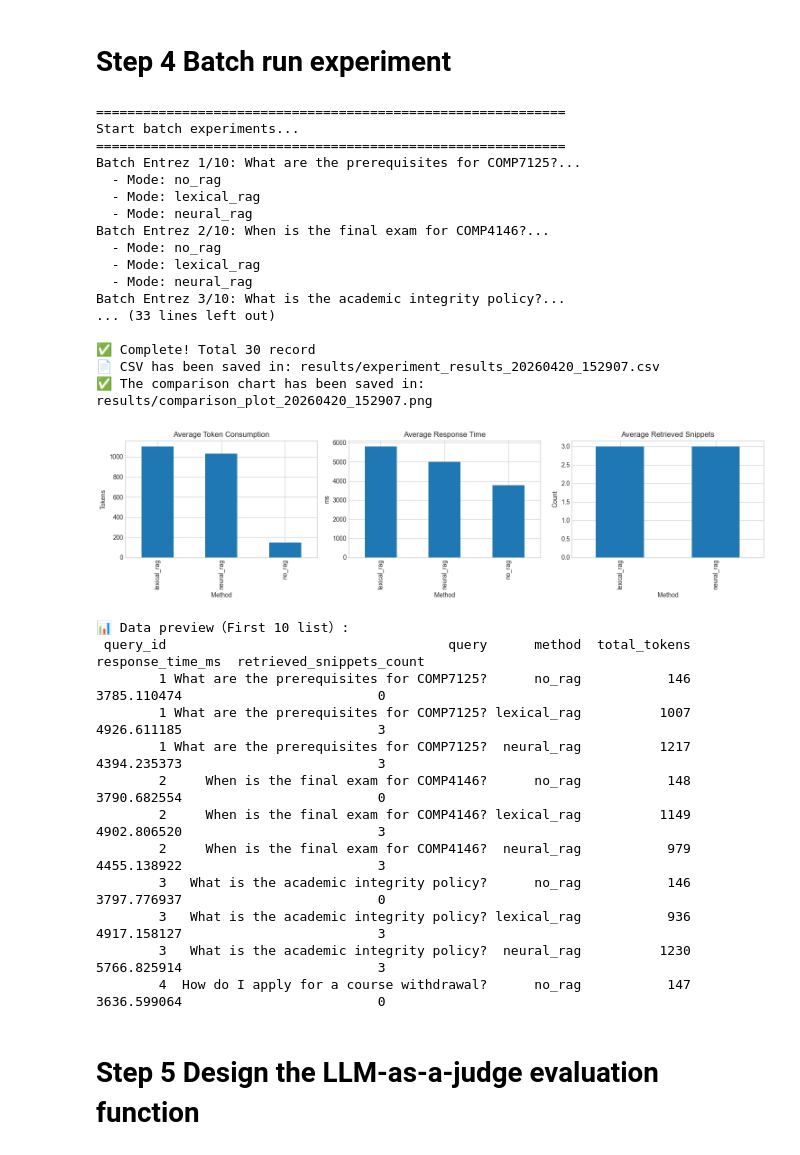
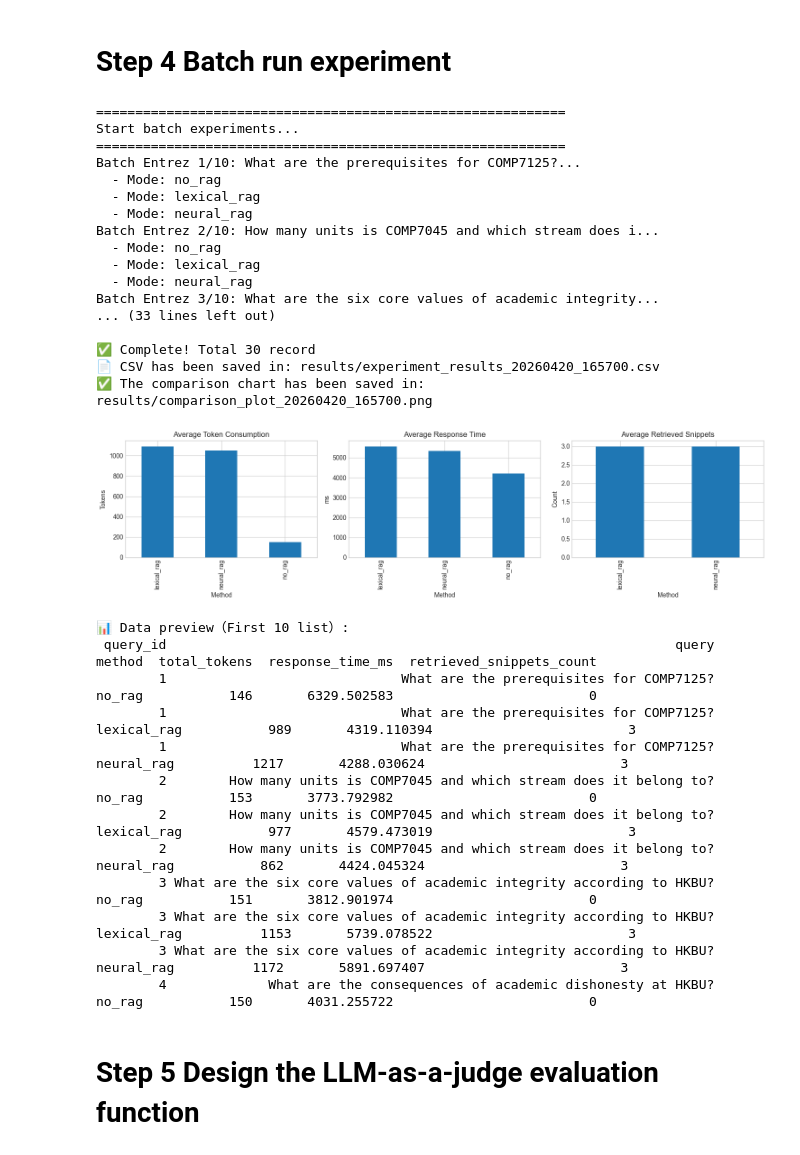
Before and after one commit to 1996LimingWei/comp7125_group_proj, a Jupyter notebook: module6_evaluation/Module 6 Evaluation & Analysis.ipynb, the cells around one changed output. Drawn from its saved outputs; the diff is of its cells as text; code cells hidden in the pictures.

Commit message:
Add files via upload
Update the test questions in module 6 to make the scoring more meaningful

```diff
--- a/module6_evaluation/Module 6 Evaluation & Analysis.ipynb
+++ b/module6_evaluation/Module 6 Evaluation & Analysis.ipynb
@@ -542,17 +555,18 @@ def plot_comparison(results_df, save_path=None):
 # ============================================
 
 # 定义测试查询（10个）
+# Step 2: Define the test query set
 test_queries = [
     "What are the prerequisites for COMP7125?",
-    "When is the final exam for COMP4146?",
-    "What is the academic integrity policy?",
-    "How do I apply for a course withdrawal?",
-    "How many credits are required for graduation?",
-    "What electives are recommended for AI concentration?",
-    "Where is the main library?",
-    "What student services are available?",
-    "How can I improve my GPA?",
-    "What should I do if I fail a course?"
+    "How many units is COMP7045 and which stream does it belong to?",
+    "What are the six core values of academic integrity according to HKBU?",
+    "What are the consequences of academic dishonesty at HKBU?",
+    "How many total credits are required to complete the MSc in Data Analytics and Artificial Intelligence?",
+    "What is the purpose of Academic Advising for new students?",
+    "What services does the Career Centre (CC) provide to students?",
+    "What are the three required University Life Orientation Workshops (UOW) for new students?",
+    "What are the six Graduate Attributes that HKBU taught postgraduate graduates should achieve?",
+    "What is the tuition fee for the MSc in Data Analytics and Artificial Intelligence for non-local students?"
 ]
 
 # 定义运行的模式（三种模式）
@@ -578,50 +592,50 @@ results_df = run_full_experiment(
 os.makedirs("results", exist_ok=True)
 
 # 保存 CSV
 csv_filename = f"results/experiment_results_{timestamp}.csv"
 results_df.to_csv(csv_filename, index=False)
 print(f"\n✅ Complete! Total {len(results_df)} record")
 print(f"📄 CSV has been saved in: {csv_filename}")
 
 # 保存对比图
 png_filename = f"results/comparison_plot_{timestamp}.png"
 plot_comparison(results_df, save_path=png_filename)
 
 # 显示预览
 print("\n📊 Data preview（First 10 list）:")
 key_cols = ["query_id", "query", "method", "total_tokens", "response_time_ms", "retrieved_snippets_count"]
 print(results_df[key_cols].head(10).to_string(index=False))
 # %% [output]
 ============================================================
 Start batch experiments...
 ============================================================
 Batch Entrez 1/10: What are the prerequisites for COMP7125?...
   - Mode: no_rag
   - Mode: lexical_rag
   - Mode: neural_rag
-Batch Entrez 2/10: When is the final exam for COMP4146?...
+Batch Entrez 2/10: How many units is COMP7045 and which stream does i...
   - Mode: no_rag
   - Mode: lexical_rag
   - Mode: neural_rag
-Batch Entrez 3/10: What is the academic integrity policy?...
+Batch Entrez 3/10: What are the six core values of academic integrity...
 ... (33 lines left out)
 
 ✅ Complete! Total 30 record
-📄 CSV has been saved in: results/experiment_results_20260420_152907.csv
-✅ The comparison chart has been saved in: results/comparison_plot_20260420_152907.png
+📄 CSV has been saved in: results/experiment_results_20260420_165700.csv
+✅ The comparison chart has been saved in: results/comparison_plot_20260420_165700.png
-[figure, old version]
+[figure, new version]
 📊 Data preview（First 10 list）:
- query_id                                    query      method  total_tokens  response_time_ms  retrieved_snippets_count
-        1 What are the prerequisites for COMP7125?      no_rag           146       3785.110474                         0
-        1 What are the prerequisites for COMP7125? lexical_rag          1007       4926.611185                         3
-        1 What are the prerequisites for COMP7125?  neural_rag          1217       4394.235373                         3
-        2     When is the final exam for COMP4146?      no_rag           148       3790.682554                         0
-        2     When is the final exam for COMP4146? lexical_rag          1149       4902.806520                         3
-        2     When is the final exam for COMP4146?  neural_rag           979       4455.138922                         3
-        3   What is the academic integrity policy?      no_rag           146       3797.776937                         0
-        3   What is the academic integrity policy? lexical_rag           936       4917.158127                         3
-        3   What is the academic integrity policy?  neural_rag          1230       5766.825914                         3
-        4  How do I apply for a course withdrawal?      no_rag           147       3636.599064                         0
+ query_id                                                                 query      method  total_tokens  response_time_ms  retrieved_snippets_count
+        1                              What are the prerequisites for COMP7125?      no_rag           146       6329.502583                         0
+        1                              What are the prerequisites for COMP7125? lexical_rag           989       4319.110394                         3
+        1                              What are the prerequisites for COMP7125?  neural_rag          1217       4288.030624                         3
+        2        How many units is COMP7045 and which stream does it belong to?      no_rag           153       3773.792982                         0
+        2        How many units is COMP7045 and which stream does it belong to? lexical_rag           977       4579.473019                         3
+        2        How many units is COMP7045 and which stream does it belong to?  neural_rag           862       4424.045324                         3
+        3 What are the six core values of academic integrity according to HKBU?      no_rag           151       3812.901974                         0
+        3 What are the six core values of academic integrity according to HKBU? lexical_rag          1153       5739.078522                         3
+        3 What are the six core values of academic integrity according to HKBU?  neural_rag          1172       5891.697407                         3
+        4             What are the consequences of academic dishonesty at HKBU?      no_rag           150       4031.255722                         0
 # %% [markdown]
 # Step 5 Design the LLM-as-a-judge evaluation function
 # %%
```
Also changed, not shown: parts of 2 cells of this notebook.
